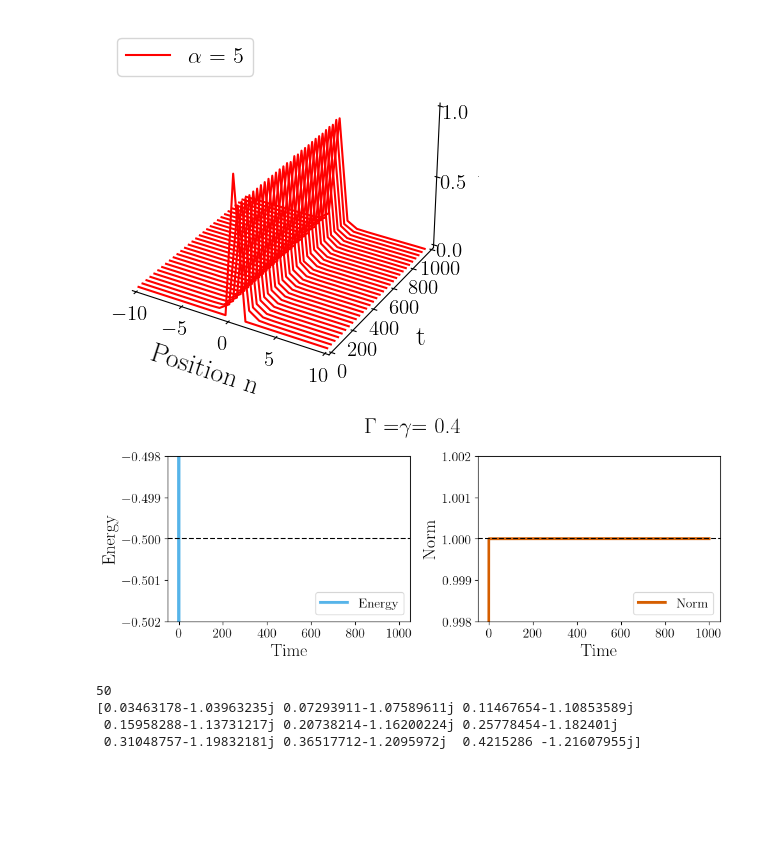
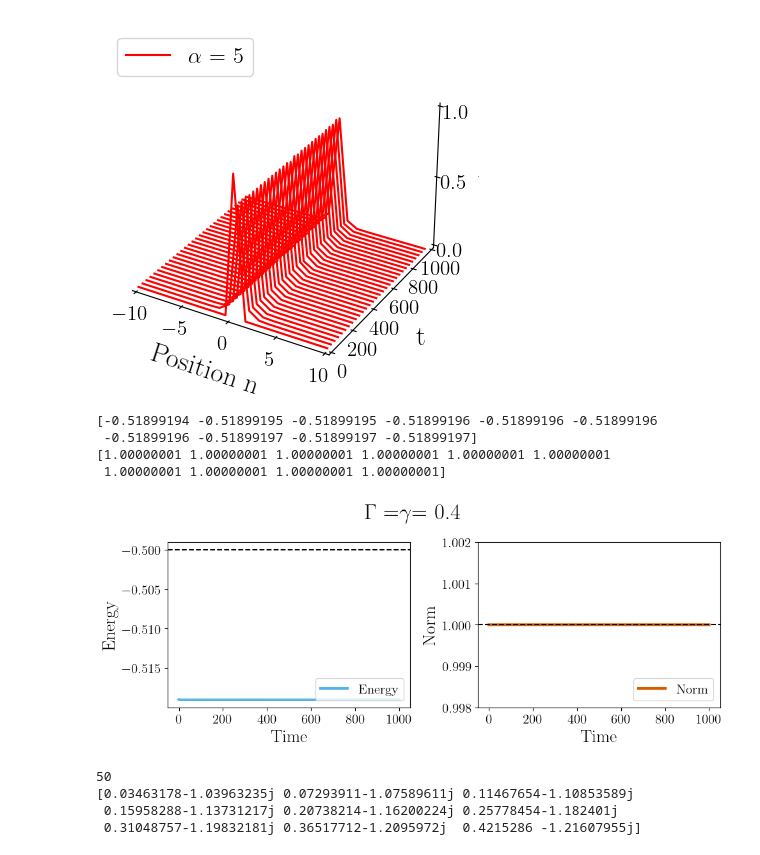
Before and after one commit to eurusebr/FeedBack, a Jupyter notebook: plot.ipynb, the cells around one changed output. Saved outputs shown, nothing was run; the diff lists cells and outputs as text; code cells hidden in the pictures; blank space fills up the shorter version.

```diff
--- a/plot.ipynb
+++ b/plot.ipynb
@@ -430,38 +430,43 @@ fig, (ax1, ax2) = plt.subplots(1, 2, figsize=(10, 4))
 
 alpha = np.array([5])
 damp = 0.4
 Time = 1000
 N = 25000000
 #data = np.zeros((4,4))
 data = np.fromfile("./Damping_alpha(" + str(alpha[0]) + ")/xi(" + str(0.9) + ")/energy.bin", dtype=np.float64)
+print(data[0:10])
 datanorm = np.fromfile("./Damping_alpha(" + str(alpha[0]) + ")/xi(" + str(0.9) + ")/norm.bin", dtype=np.float64)
-
-#print(np.shape(datanorm))
+print(datanorm[0:10])
 y = np.linspace(0, Time, N)
 
 #print(np.shape(data))
 ax1.plot(y, data, label='Energy', color="#56B4E9", linewidth=3)
 ax1.axhline(y = -0.5, color = 'black', linestyle = '--')
 ax1.legend(fontsize=15, loc="lower right")
 ax1.set_xlabel("Time")
 ax1.set_ylabel("Energy")
-ax1.set_ylim(-0.502, -0.498)
-
+#ax1.set_ylim(-0.502, -0.498)
+#ax1.set_xlim(0.001, 200)
 
 ax2.plot(y, datanorm, label='Norm', color="#D55E00", linewidth=3)
 ax2.axhline(y = 1, color = 'black', linestyle = '--')
 ax2.legend(fontsize=15, loc="lower right")
 ax2.set_xlabel("Time")
 ax2.set_ylabel("Norm")
 ax2.set_ylim(0.998, 1.002)
+#ax2.set_xlim(0.001, 200)
 
 fig.suptitle("$ \Gamma $ =$ \gamma $= " + str(damp), fontsize = 25)
 plt.tight_layout()
 
 plt.savefig("Energy" + str(damp) + ".jpg")
 plt.show()
 # %% [output]
+[-0.51899194 -0.51899195 -0.51899195 -0.51899196 -0.51899196 -0.51899196
+ -0.51899196 -0.51899197 -0.51899197 -0.51899197]
+[1.00000001 1.00000001 1.00000001 1.00000001 1.00000001 1.00000001
+ 1.00000001 1.00000001 1.00000001 1.00000001]
-[figure, old version]
+[figure, new version]
 # %%
 import numpy as np
 
```
Also changed, not shown: parts of 4 cells of this notebook, 1 other file.
